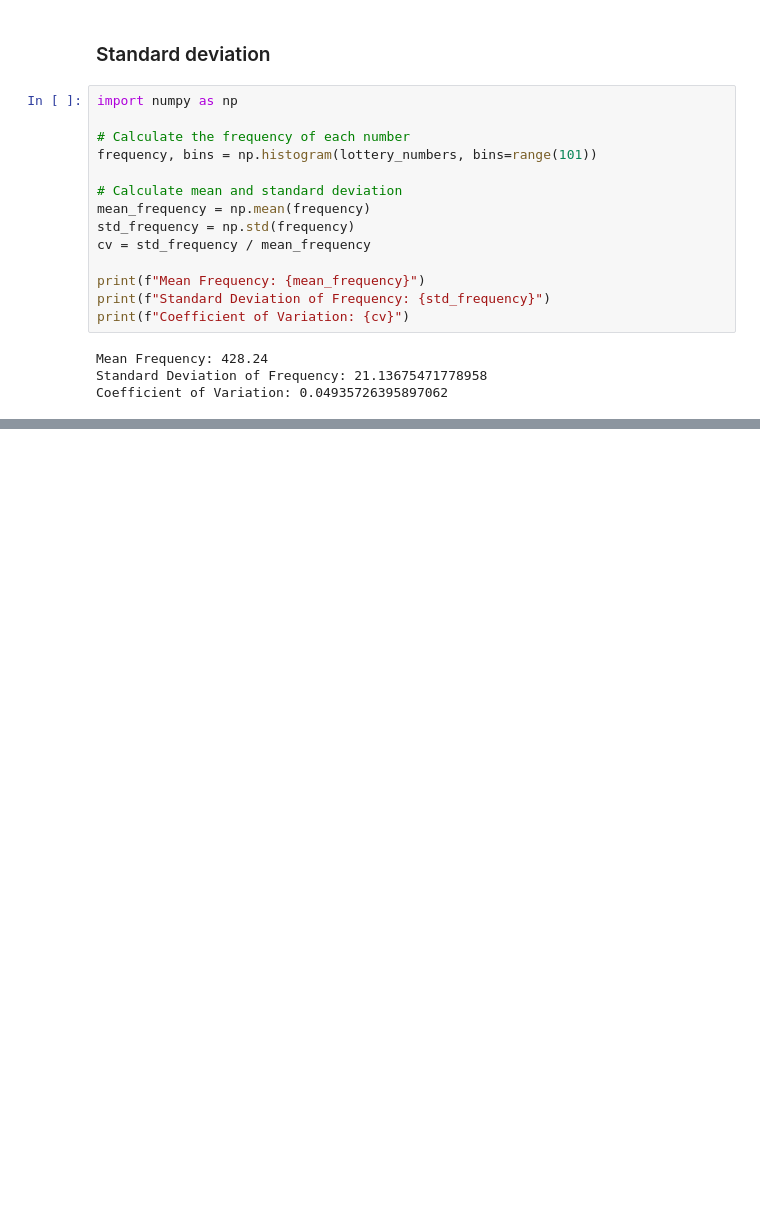
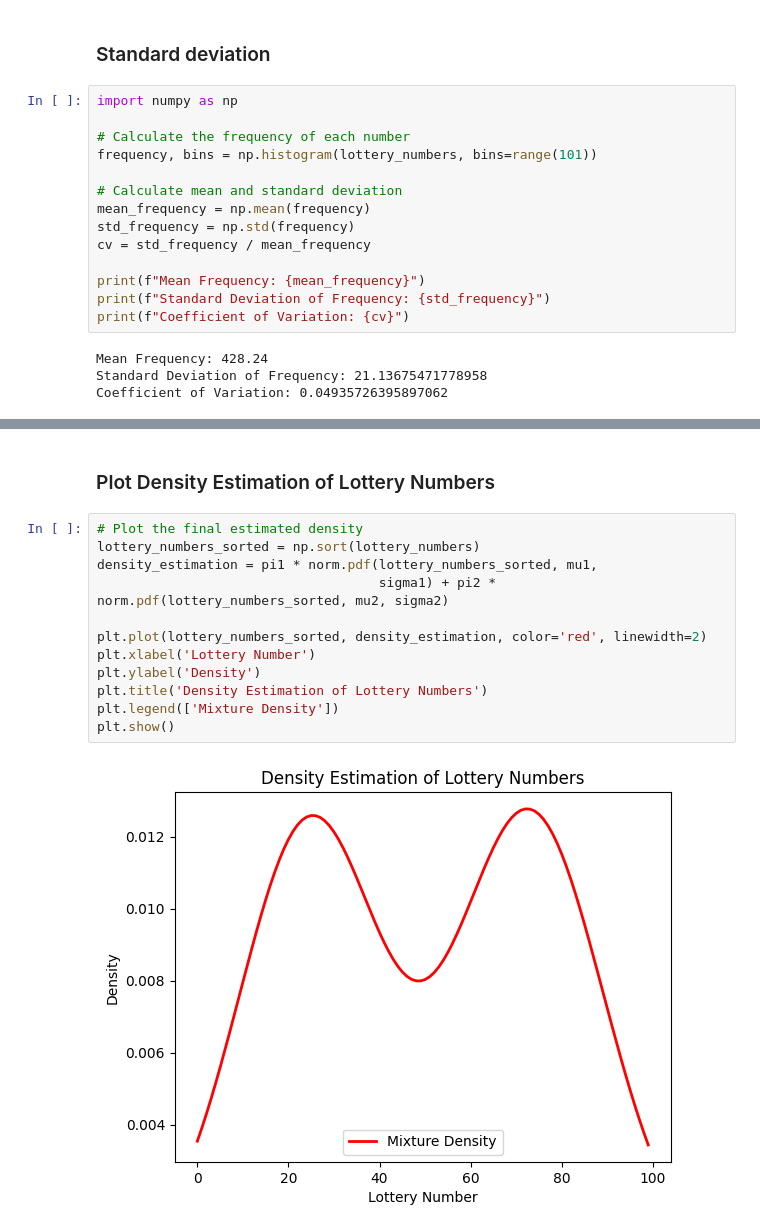
Before and after one commit to KolawatInpan/Lottery, a Jupyter notebook: lotto.ipynb, the cells around one changed output, grey strips where cells are left out. Drawn from its saved outputs; the diff is of its cells as text; blank space fills up the shorter version.

```diff
--- a/lotto.ipynb
+++ b/lotto.ipynb
@@ -156,0 +165,16 @@ The number you should buy the most is: 0
+# %% [markdown]
+### Plot Density Estimation of Lottery Numbers
+# %%
+# Plot the final estimated density
+lottery_numbers_sorted = np.sort(lottery_numbers)
+density_estimation = pi1 * norm.pdf(lottery_numbers_sorted, mu1,
+                                    sigma1) + pi2 * norm.pdf(lottery_numbers_sorted, mu2, sigma2)
+
+plt.plot(lottery_numbers_sorted, density_estimation, color='red', linewidth=2)
+plt.xlabel('Lottery Number')
+plt.ylabel('Density')
+plt.title('Density Estimation of Lottery Numbers')
+plt.legend(['Mixture Density'])
+plt.show()
+# %% [output]
+[figure, added]
```
Also changed, not shown: parts of 16 cells of this notebook.
